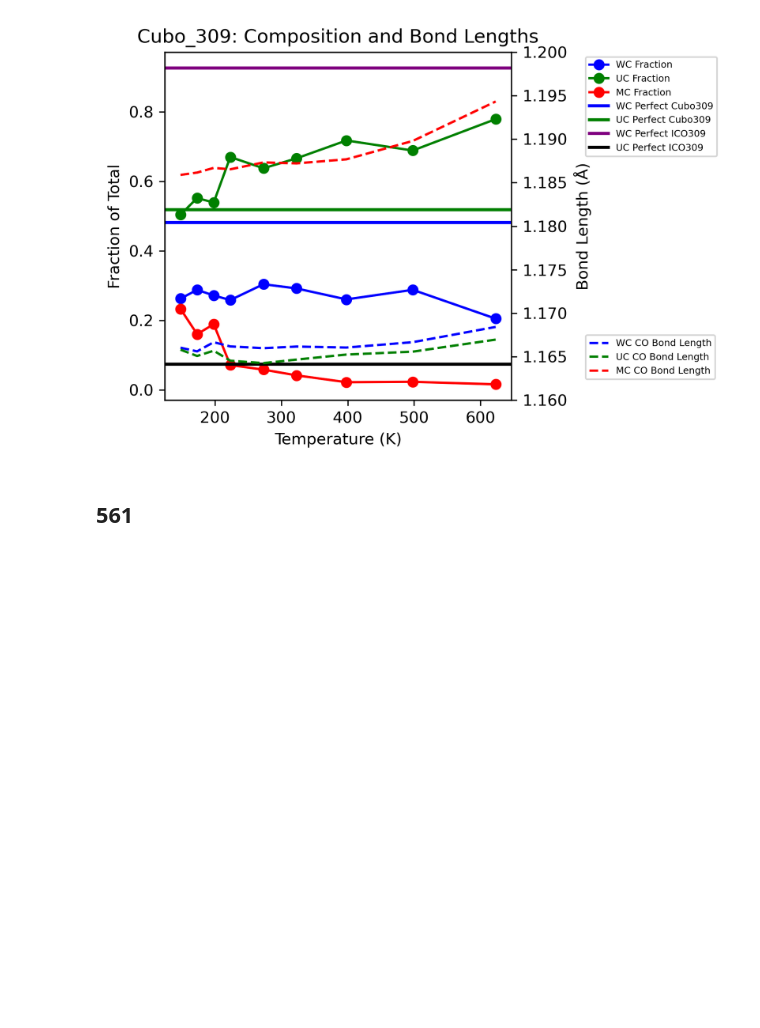
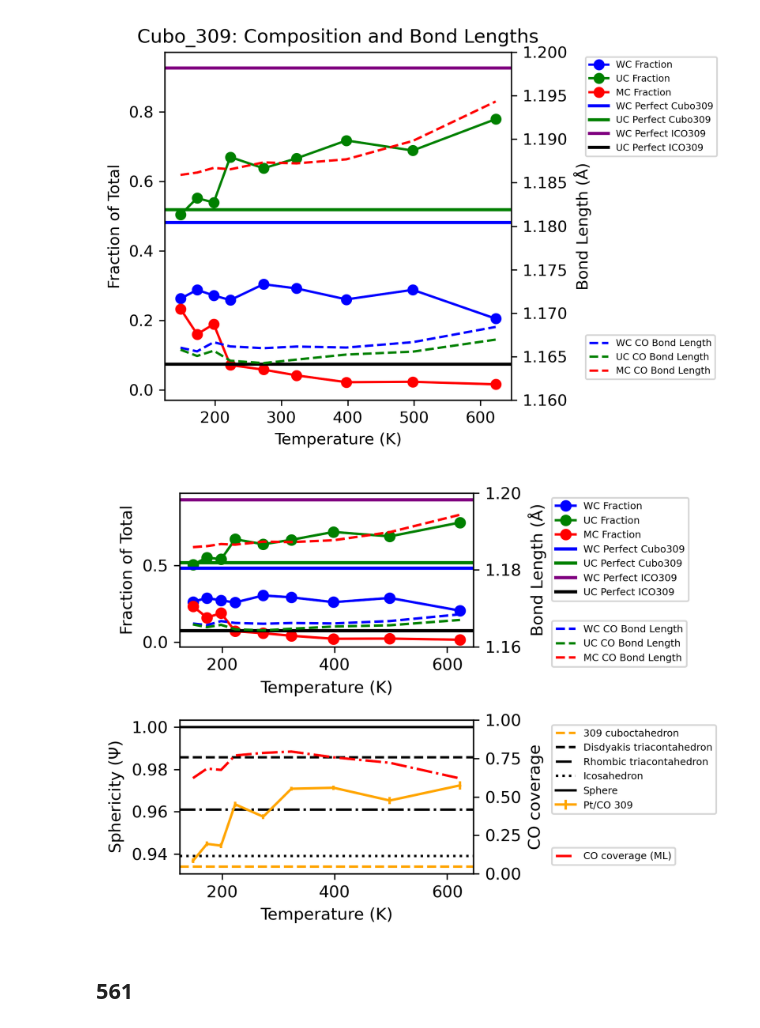
Before and after one commit to nmarcella/clusterOVITO, a Jupyter notebook: code/cameron_check_this.ipynb, the cells around one changed output. Drawn from its saved outputs; the diff is of its cells as text; code cells hidden in the pictures; blank space fills up the shorter version.

```diff
--- a/code/cameron_check_this.ipynb
+++ b/code/cameron_check_this.ipynb
@@ -257,6 +493,85 @@ plt.tight_layout()
 plt.show()
 # %% [output]
 [figure]
+# %%
+data_names = ["148K_3","173K_3", "198K_3", "223K_4", "273K_4", "323K_6", "398K_6", "498K_6", "623K_6"]
+bond_lengths_309 = {}
+asp = {}
+for i in data_names:
+    n_WC, n_UC, n_multi, r_WC, r_UC, r_multi = bond_lengths_WCUCMC(cluster_dict_309[i])
+    bond_lengths_309[i] = {"n_WC": n_WC, "n_UC": n_UC, "n_multi": n_multi, "r_WC": r_WC, "r_UC": r_UC, "r_multi": r_multi}
+    asp[i] = average_surface_pt(cluster_dict_309[i])
+
+surface_pt = np.array([*asp.values()], dtype=object)
+
+fig, ax1 = plt.subplots(2, 1, figsize=(6, 4), dpi=300)
+
+# Aggregate data for plotting
+temperatures = np.array([int(i.split("K")[0]) for i in data_names])
+totals = np.array([bond_lengths_309[i]["n_WC"] + bond_lengths_309[i]["n_UC"] + bond_lengths_309[i]["n_multi"] for i in data_names])
+n_WC = np.array([bond_lengths_309[i]["n_WC"] / total for i, total in zip(data_names, totals)])
+n_UC = np.array([bond_lengths_309[i]["n_UC"] / total for i, total in zip(data_names, totals)])
+n_multi = np.array([bond_lengths_309[i]["n_multi"] / total for i, total in zip(data_names, totals)])
+
+# Plotting fractions on primary y-axis
+ax1[0].plot(temperatures, n_WC, label="WC Fraction", marker='o', color='b')
+ax1[0].plot(temperatures, n_UC, label="UC Fraction", marker='o', color='g')
+ax1[0].plot(temperatures, n_multi, label="MC Fraction", marker='o', color='r')
+ax1[0].set_xlabel("Temperature (K)")
+ax1[0].set_ylabel("Fraction of Total")
+
+# Secondary axis for bond lengths
+ax2 = ax1[0].twinx()
+r_WC = np.array([bond_lengths_309[i]["r_WC"] for i in data_names])
+r_UC = np.array([bond_lengths_309[i]["r_UC"] for i in data_names])
+r_multi = np.array([bond_lengths_309[i]["r_multi"] for i in data_names])
+ax2.plot(temperatures, r_WC, label="WC CO Bond Length", linestyle='--', color='b')
+ax2.plot(temperatures, r_UC, label="UC CO Bond Length", linestyle='--', color='g')
+ax2.plot(temperatures, r_multi, label="MC CO Bond Length", linestyle='--', color='r')
+ax2.set_ylabel("Bond Length (Å)")
+ax2.set_ylim(1.16, 1.2)
+
+# Adding constant lines for f_WC_309 and f_UC_309
+ax1[0].axhline(y=f_WC_309, color='blue', linestyle='-', linewidth=2, label="WC Perfect Cubo309")
+ax1[0].axhline(y=f_UC_309, color='green', linestyle='-', linewidth=2, label="UC Perfect Cubo309")
+
+ax1[0].axhline(y=f_WC_309_ico, color='purple', linestyle='-', linewidth=2, label="WC Perfect ICO309")
+ax1[0].axhline(y=f_UC_309_ico, color='black', linestyle='-', linewidth=2, label="UC Perfect ICO309")
+
+# Adjusting legend positioning for ax1
+ax1[0].legend(loc='upper left', bbox_to_anchor=(1.25, 1), fontsize=6)
+
+# Adjusting legend positioning for ax2
+ax2.legend(loc='upper left', bbox_to_anchor=(1.25, 0.2), fontsize=6)
+
+
+
+#ax1[1].errorbar(x = sphere_dict[309]["temps"], y=sphere_dict[309]["mean"], yerr=sphere_dict[309]["std"], label="Pt/CO 309", color= "blue")
+ax1[1].errorbar(x = sphere_dict[309]["temps"], y=sphere_dict[309]["mean"], yerr=sphere_dict[309]["std"], label="Pt/CO 309",  color= "orange")
+#ax1[1].errorbar(x = sphere_dict[561]["temps"], y=sphere_dict[561]["mean"], yerr=sphere_dict[561]["std"], label="Pt/CO 561",  color= "green")
+#ax1[1].axhline(y=benchmark_sphericity[309], label="309 cuboctahedron", linestyle='--', color='blue')
+ax1[1].axhline(y=benchmark_sphericity[309], label="309 cuboctahedron",linestyle='--', color='orange')
+#ax1[1].axhline(y=benchmark_sphericity[561], label="561 cuboctahedron", linestyle='--', color='green')
+ax1[1].axhline(y=[.9857], label="Disdyakis triacontahedron", linestyle='--', color='black')
+ax1[1].axhline(y=[.9609], label="Rhombic triacontahedron", linestyle='dashdot', color='black')
+ax1[1].axhline(y=[.939], label="Icosahedron", linestyle=':', color='black')
+ax1[1].axhline(y=[1], label="Sphere", linestyle='-', color='black')
+ax1[1].set_xlabel("Temperature (K)")
+ax1[1].set_ylabel("Sphericity ($\Psi$)")
+ax1[1].legend(loc='upper left', bbox_to_anchor=(1.25, 1), fontsize=6)
+
+ax3 = ax1[1].twinx()
+ax3.plot(temperatures, totals/surface_pt, linestyle='dashdot',label= "CO coverage (ML)", color='red')
+ax3.set_ylabel("CO coverage")
+ax3.legend(loc='upper left', bbox_to_anchor=(1.25, 0.2), fontsize=6)
+ax3.set_ylim(0, 1)
+
+
+
+plt.tight_layout()
+plt.show()
+# %% [output]
+[figure, added]
 # %% [markdown]
 ## 561
 # %%
```
Also changed, not shown: parts of 20 cells of this notebook, 1 other file.
